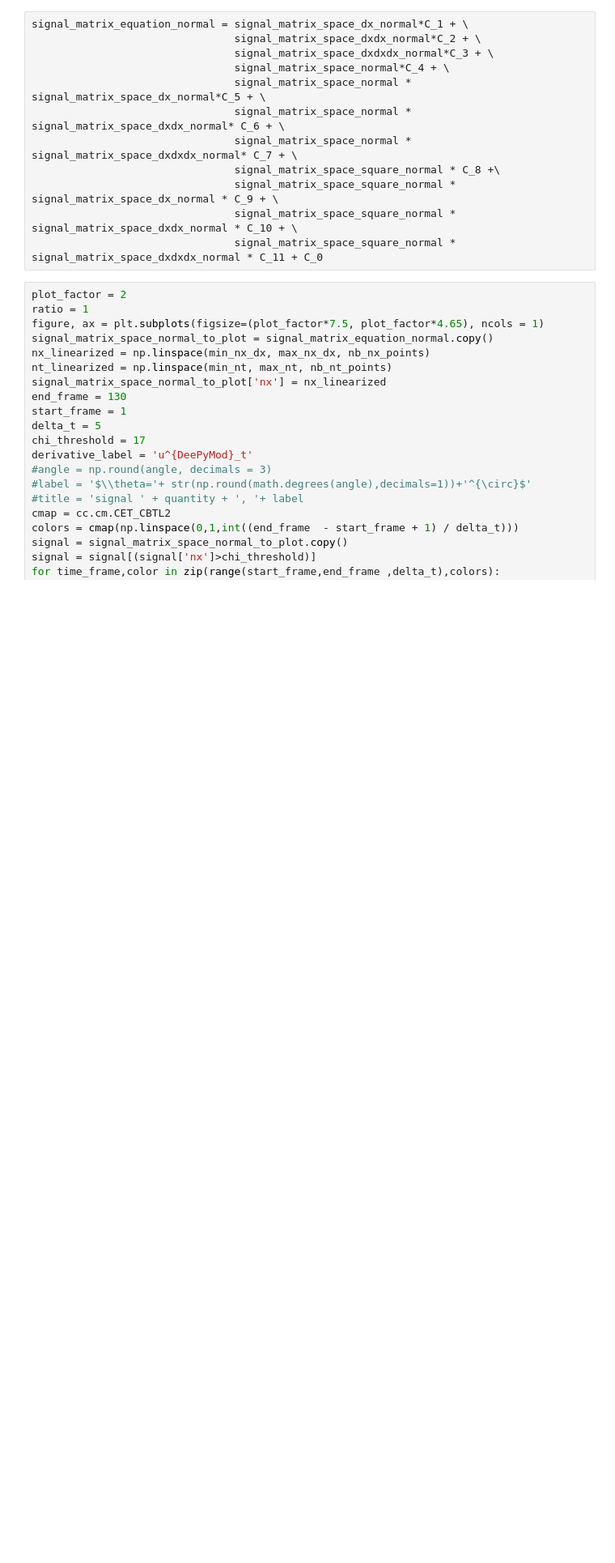
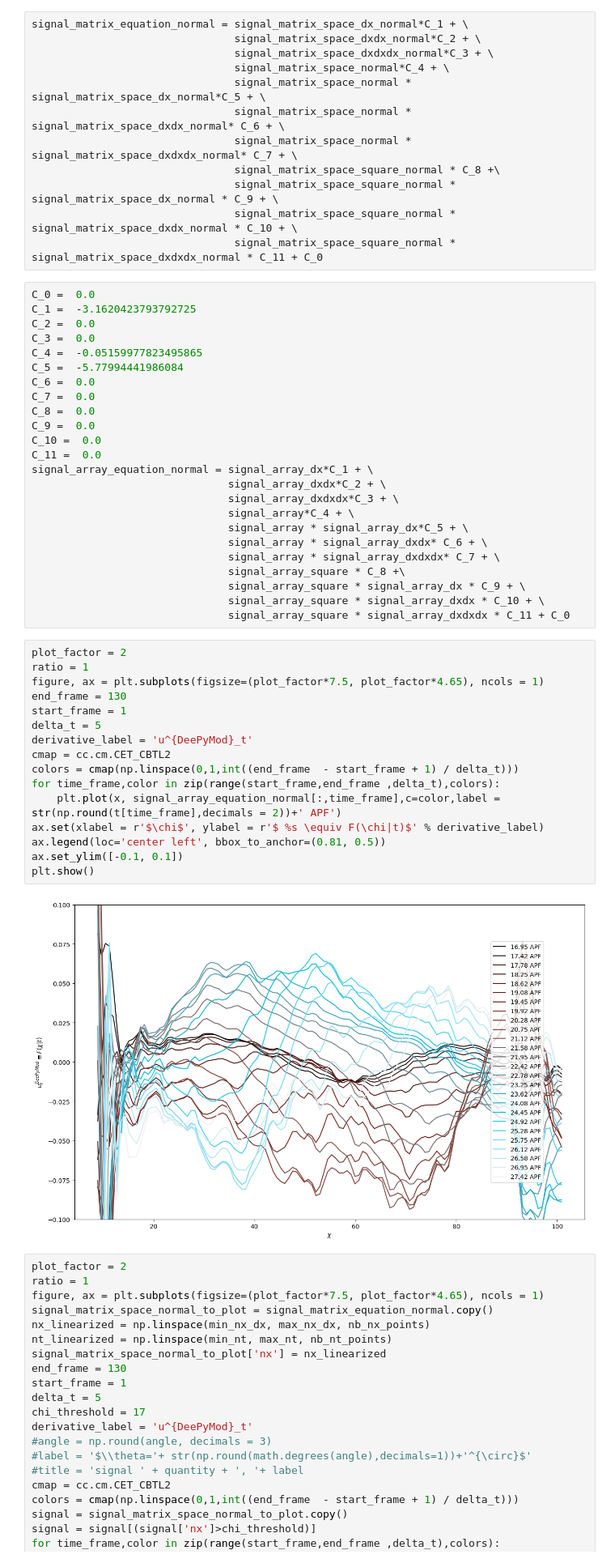
Before and after one commit to Raman-Sheshka/DeePyMoD, a Jupyter notebook: examples/PDE_WT_test_05.ipynb, the cells around one changed output. Shown at 81% size. Saved outputs shown, nothing was run; the diff lists cells and outputs as text; blank space fills up the shorter version.

```diff
--- a/examples/PDE_WT_test_05.ipynb
+++ b/examples/PDE_WT_test_05.ipynb
@@ -857,6 +897,48 @@ signal_matrix_equation_normal = signal_matrix_space_dx_normal*C_1 + \
                                 signal_matrix_space_square_normal * signal_matrix_space_dx_normal * C_9 + \
                                 signal_matrix_space_square_normal * signal_matrix_space_dxdx_normal * C_10 + \
                                 signal_matrix_space_square_normal * signal_matrix_space_dxdxdx_normal * C_11 + C_0
+# %%
+C_0 =  0.0
+C_1 =  -3.1620423793792725
+C_2 =  0.0
+C_3 =  0.0
+C_4 =  -0.05159977823495865
+C_5 =  -5.77994441986084
+C_6 =  0.0
+C_7 =  0.0
+C_8 =  0.0
+C_9 =  0.0
+C_10 =  0.0
+C_11 =  0.0
+signal_array_equation_normal = signal_array_dx*C_1 + \
+                               signal_array_dxdx*C_2 + \
+                               signal_array_dxdxdx*C_3 + \
+                               signal_array*C_4 + \
+                               signal_array * signal_array_dx*C_5 + \
+                               signal_array * signal_array_dxdx* C_6 + \
+                               signal_array * signal_array_dxdxdx* C_7 + \
+                               signal_array_square * C_8 +\
+                               signal_array_square * signal_array_dx * C_9 + \
+                               signal_array_square * signal_array_dxdx * C_10 + \
+                               signal_array_square * signal_array_dxdxdx * C_11 + C_0
+# %%
+plot_factor = 2
+ratio = 1
+figure, ax = plt.subplots(figsize=(plot_factor*7.5, plot_factor*4.65), ncols = 1)
+end_frame = 130
+start_frame = 1
+delta_t = 5
+derivative_label = 'u^{DeePyMod}_t'
+cmap = cc.cm.CET_CBTL2
+colors = cmap(np.linspace(0,1,int((end_frame  - start_frame + 1) / delta_t)))
+for time_frame,color in zip(range(start_frame,end_frame ,delta_t),colors):
+    plt.plot(x, signal_array_equation_normal[:,time_frame],c=color,label = str(np.round(t[time_frame],decimals = 2))+' APF')
+ax.set(xlabel = r'$\chi$', ylabel = r'$ %s \equiv F(\chi|t)$' % derivative_label)
+ax.legend(loc='center left', bbox_to_anchor=(0.81, 0.5))
+ax.set_ylim([-0.1, 0.1])
+plt.show()
+# %% [output]
+[figure, added]
 # %%
 plot_factor = 2
 ratio = 1
```
Also changed, not shown: parts of 17 cells of this notebook.
